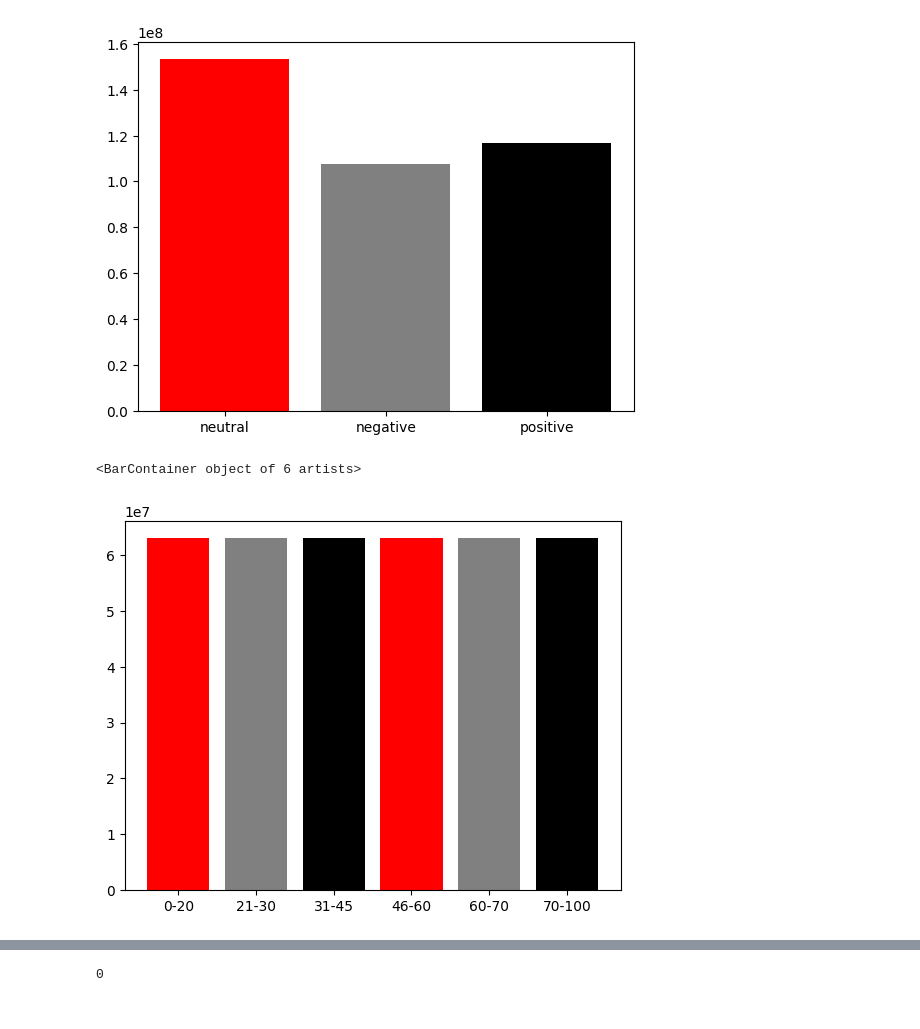
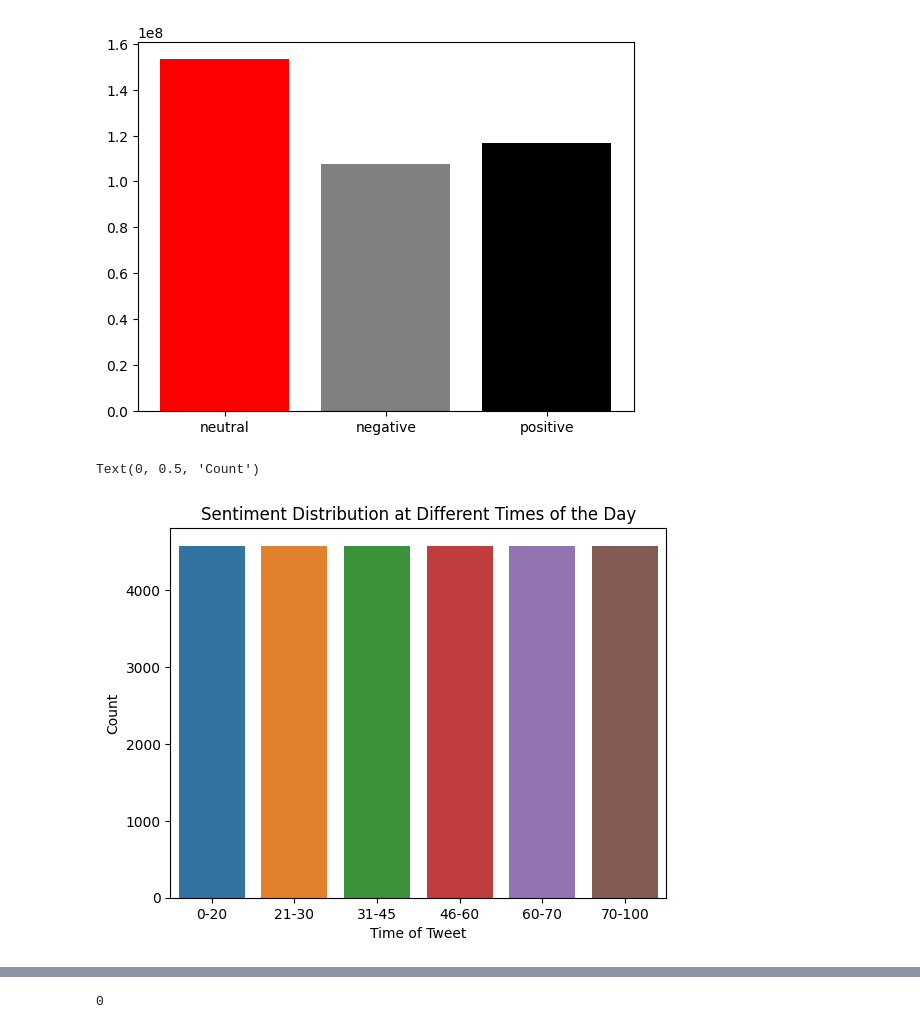
Before and after one commit to Gavriel55555/NLP, a Jupyter notebook: Untitled3.ipynb, the cells around one changed output, grey strips where cells are left out. Drawn from its saved outputs; the diff is of its cells as text; code cells hidden in the pictures.

```diff
--- a/Untitled3.ipynb
+++ b/Untitled3.ipynb
@@ -71,13 +96,13 @@ plt.bar(sentiment,arr,color=['red','grey','black'])
 # %% [output]
 <BarContainer object of 3 artists>
 [figure]
-# %%
-ages=df['Age of User'].unique()
-ages_arr=[]
-for i,age in enumerate(ages):
-  ages_arr.append(np.sum(np.where(df["Age of User"]==age)[0]))
-
-plt.bar(ages,ages_arr,color=['red','grey','black'])
-# %% [output]
-<BarContainer object of 6 artists>
-[figure, removed]
+# %%
+sns.countplot(x="Age of User", data=df)
+
+# Set plot labels and title
+plt.title("Sentiment Distribution at Different Times of the Day")
+plt.xlabel("Time of Tweet")
+plt.ylabel("Count")
+# %% [output]
+Text(0, 0.5, 'Count')
+[figure, added]
```
Also changed, not shown: parts of 5 cells of this notebook.
